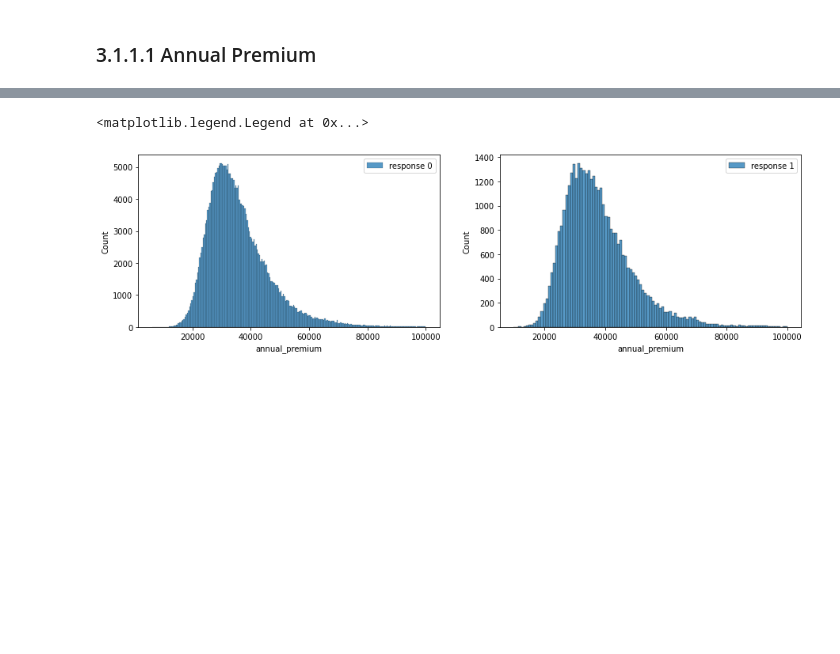
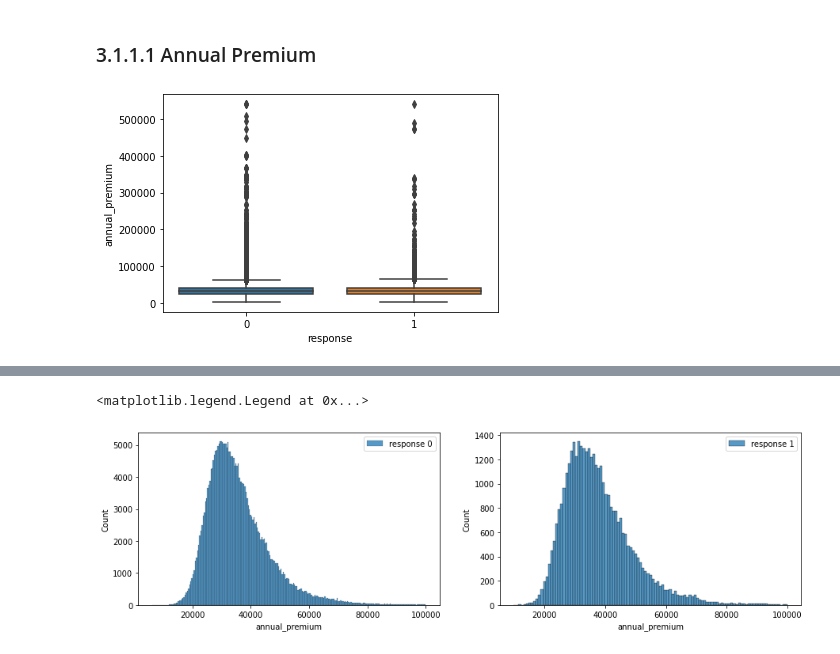
Before and after one commit to LessioGuilherme/pa004_health_insurance_cross_sell, a Jupyter notebook: pa004_health_insurance_cross_sell_sprint03.ipynb, the cells around one changed output, grey strips where cells are left out. Saved outputs shown, nothing was run; the diff lists cells and outputs as text; code cells hidden in the pictures; blank space fills up the shorter version.

```diff
--- a/pa004_health_insurance_cross_sell_sprint03.ipynb
+++ b/pa004_health_insurance_cross_sell_sprint03.ipynb
@@ -481,5 +485,9 @@ sns.countplot(x = 'age', data=df3[df3['response']==1], hue='response',ax=axs[1])
 # %% [markdown]
 ### 3.1.1.1 Annual Premium
+# %%
+sns.boxplot(x= 'response', y='annual_premium', data=df3);
+# %% [output]
+[figure, added]
 # %%
 aux1=df3[(df3['annual_premium']<100000)&(df3['annual_premium']>3000)&(df3['response']==0)]
 aux2=df3[(df3['annual_premium']<100000)&(df3['annual_premium']>3000)&(df3['response']==1)]
```
Also changed, not shown: parts of 3 cells of this notebook.
